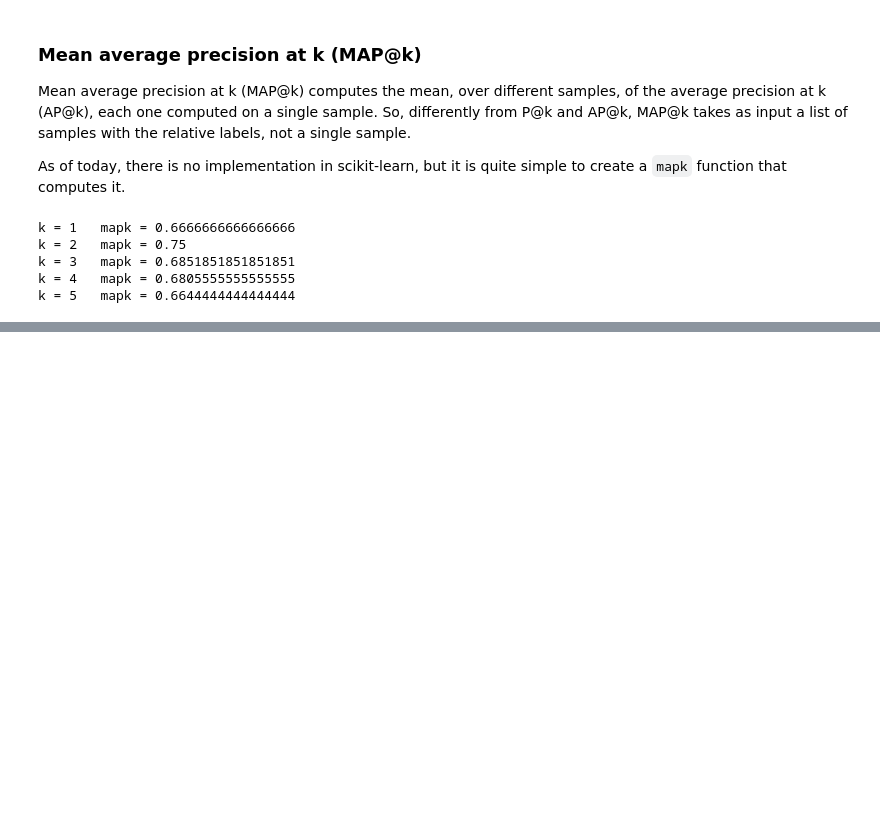
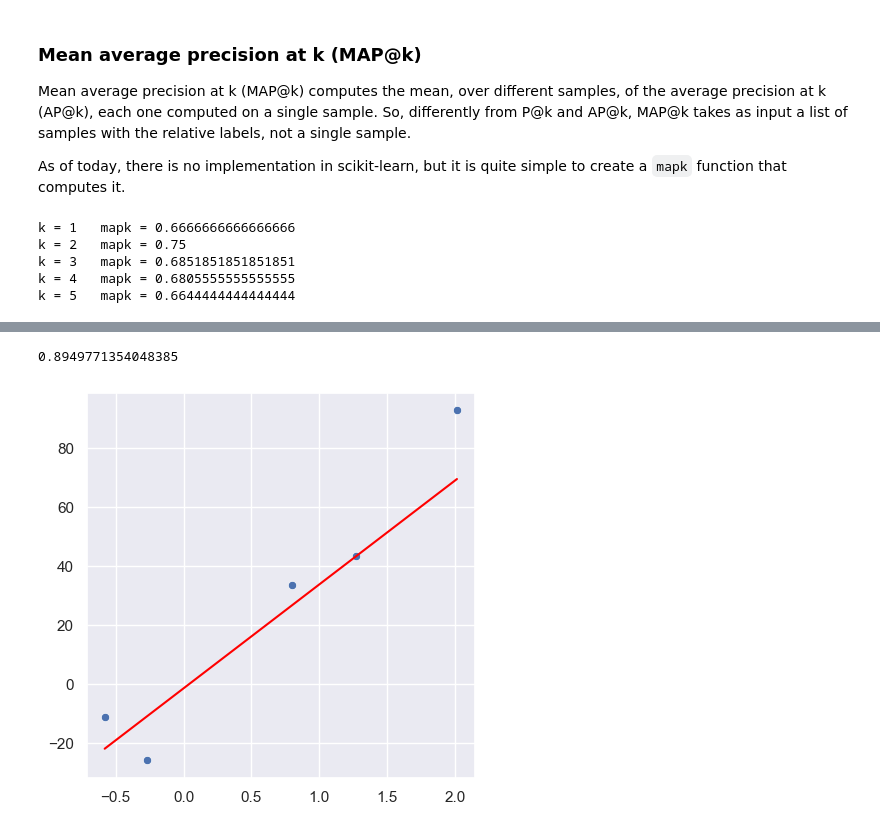
Before and after one commit to Edoch94/AAAMLP-notes, a Jupyter notebook: 2_evaluation_metrics.ipynb, the cells around one changed output, grey strips where cells are left out. Cells and saved outputs as stored; diff of their text form; code cells hidden in the pictures; blank space fills up the shorter version.

Commit message:
regression metrics started in evaluation metrics notebook

```diff
--- a/2_evaluation_metrics.ipynb
+++ b/2_evaluation_metrics.ipynb
@@ -548,0 +556,28 @@ k = 5   mapk = 0.6644444444444444
+# %%
+from sklearn.datasets import make_regression
+import seaborn as sns
+import matplotlib.pyplot as plt
+from sklearn.linear_model import LinearRegression
+from sklearn.model_selection import train_test_split
+import pandas as pd
+
+X,y = make_regression(n_samples=100,n_features=1,n_informative=1,noise=15)
+X_train, X_test, y_train, y_test = train_test_split(X,y,test_size=5,shuffle=True)
+regressor = LinearRegression()
+regressor.fit(X_train,y_train)
+y_pred = regressor.predict(X_test)
+y_true = y_test
+score = regressor.score(X_test,y_test)
+
+X_plot = pd.Series(X_test.ravel())
+y_true_plot = pd.Series(y_test)
+y_pred_plot = pd.Series(y_pred)
+
+sns.set_theme()
+fig, ax = plt.subplots(1,1,figsize=(5,5))
+sns.scatterplot(x=X_test.ravel(),y=y_test,ax=ax)
+sns.lineplot(x=X_test.ravel(),y=y_pred,ax=ax,color='red')
+print(score)
+# %% [output]
+0.8949771354048385
+[figure, added]
```
Also changed, not shown: parts of 7 cells of this notebook.
